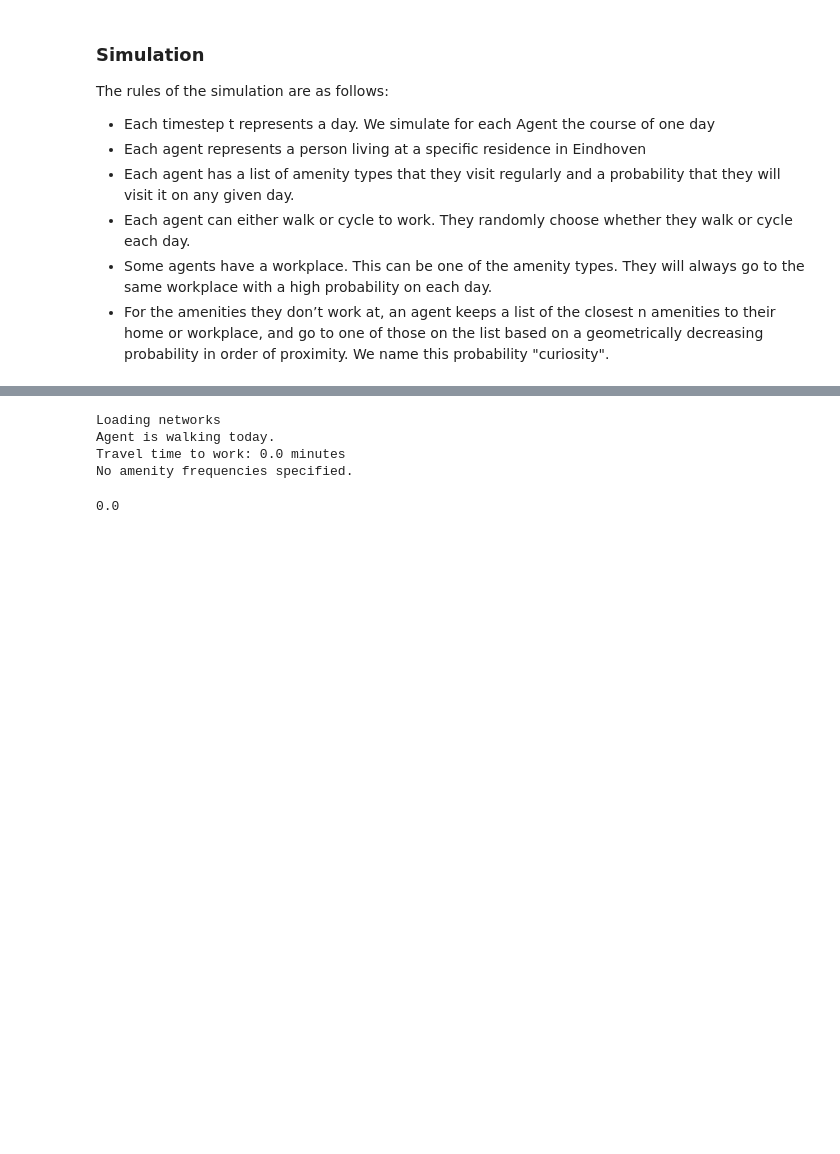
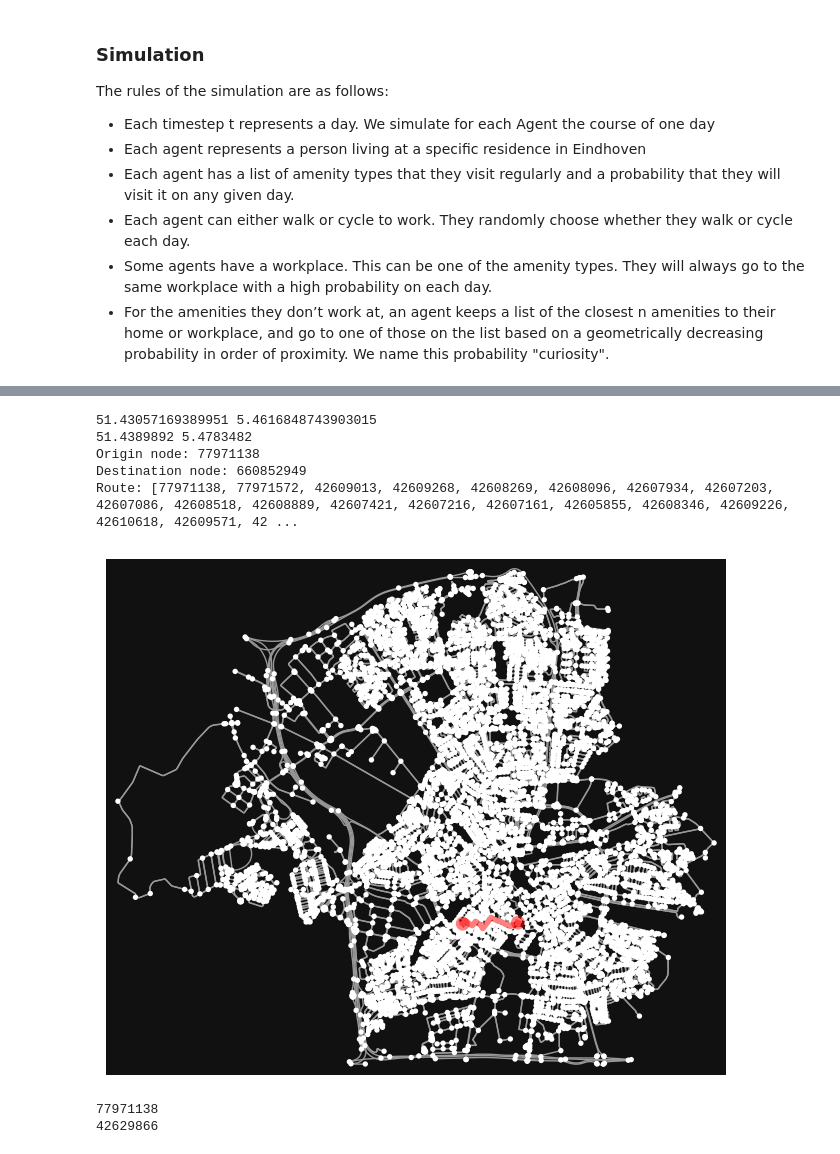
Before and after one commit to XtarXyan/Project-4CBLW00-17, a Jupyter notebook: simulation.ipynb, the cells around one changed output, grey strips where cells are left out. Cells and saved outputs as stored; diff of their text form; code cells hidden in the pictures; blank space fills up the shorter version.

```diff
--- a/simulation.ipynb
+++ b/simulation.ipynb
@@ -23,13 +23,11 @@ The rules of the simulation are as follows:
 - For the amenities they don’t work at, an agent keeps a list of the closest n amenities to their home or workplace, and go to one of those on the list based on a geometrically decreasing probability in order of proximity. We name this probability "curiosity".
 # %%
 # Initialization
+import Person as ps
 
-place = 'Eindhoven, Netherlands'
-# Get the graph of the area
-G = ox.graph_from_place(place, network_type='walk', simplify=True)
+G = ps.dists.G_bike
 # Get the nodes and edges of the graph
 nodes, edges = ox.graph_to_gdfs(G, nodes=True, edges=True)
-
 
 # Adapted from eindhovenMap.py
 tags = {
@@ -48,7 +46,7 @@ tags = {
 }
 
 # Get the amenities of the area
-amenities = ox.features_from_place(place, tags=tags)
+amenities = ox.features_from_place(ps.dists.place, tags=tags)
 
 # Get the residences of the area
-residences = ox.features_from_place(place, tags={'building': ['residential']})
+residences = ox.features_from_place(ps.dists.place, tags={'building': ['residential']})
@@ -55,23 +59,45 @@ residences = ox.features_from_place(place, tags={'building': ['residential']})
 # %%
 # For now just simulate a single agent
 # Create a random agent
-import Person as ps
+
+
+import matplotlib as plt
 
 # Get the coordinates of a random residence
 rcoords = residences.sample(1).geometry.values[0].centroid.coords[0]
 # Get the coordinates of a random workplace
 wcoords = amenities.sample(1).geometry.values[0].centroid.coords[0]
 
-agent = ps.Person(
-    residence_coords= rcoords,
-    work_coords= wcoords,
-    seed=seed
-)
+print(rcoords[1], rcoords[0])
+print(wcoords[1], wcoords[0])
 
-agent.simulate_day()
+orig = ox.distance.nearest_nodes(G, X=rcoords[0], Y=rcoords[1])
+dest = ox.distance.nearest_nodes(G, X=wcoords[0], Y=rcoords[1])
+
+print(f"Origin node: {orig}")
+print(f"Destination node: {dest}")
+
+route = nx.shortest_path(G, orig, dest, weight='length')
+print(f"Route: {route}")
+ox.plot_graph_route(G, route)
+
+
+print(ox.distance.nearest_nodes(
+    G,
+    X=rcoords[0],
+    Y=rcoords[1],
+))
+print(ox.distance.nearest_nodes(
+    G,
+    X=wcoords[0],
+    Y=wcoords[1],
+))
 # %% [output]
-Loading networks
-Agent is walking today.
-Travel time to work: 0.0 minutes
-No amenity frequencies specified.
+51.43057169389951 5.4616848743903015
+51.4389892 5.4783482
+Origin node: 77971138
+Destination node: 660852949
+Route: [77971138, 77971572, 42609013, 42609268, 42608269, 42608096, 42607934, 42607203, 42607086, 42608518, 42608889, 42607421, 42607216, 42607161, 42605855, 42608346, 42609226, 42610618, 42609571, 42 ...
+[figure, added]
-0.0
+77971138
+42629866
```
Also changed, not shown: parts of 3 cells of this notebook, 2 other files.
